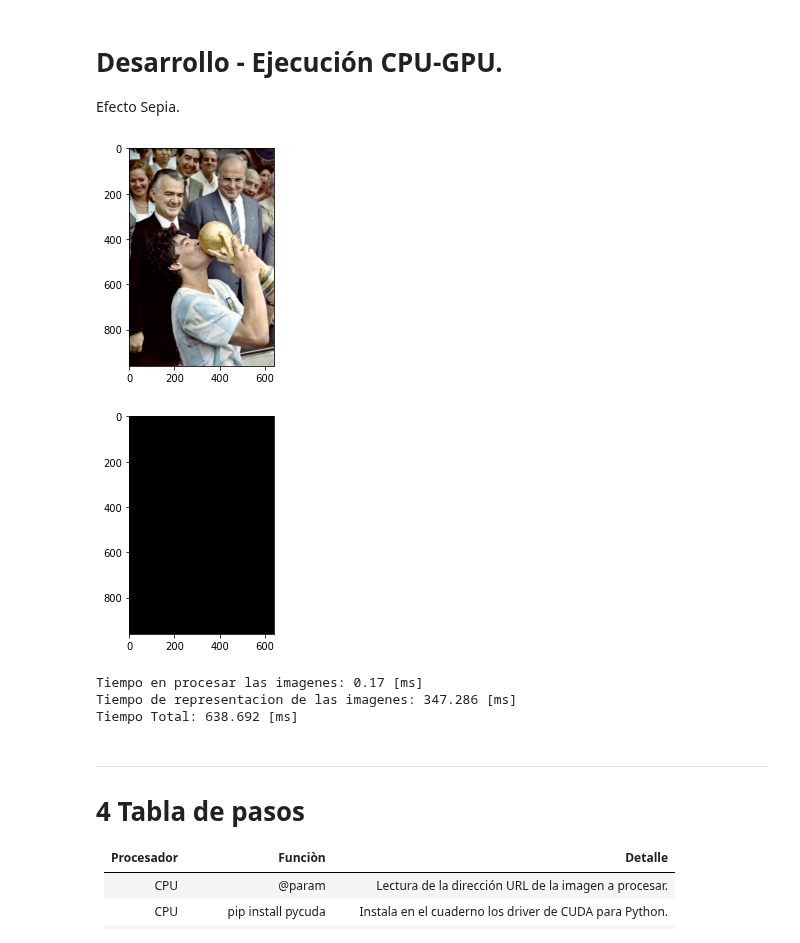
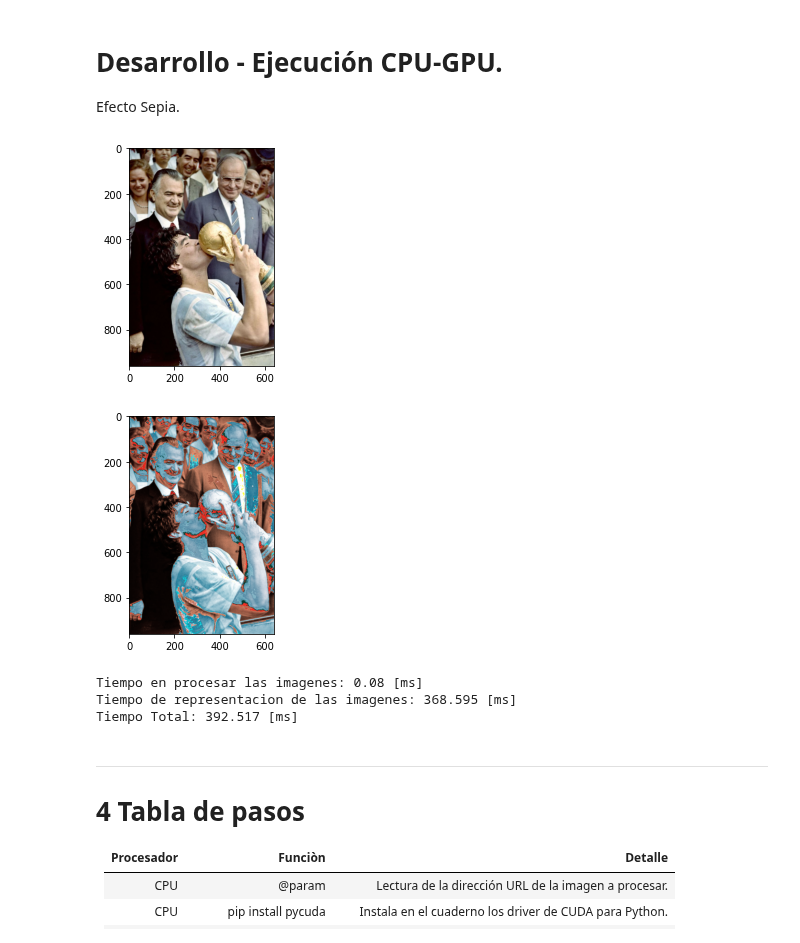
Before and after one commit to CelaPablo/SOA-EA2, a Jupyter notebook: HPC/Cela_Pablo_ejercicio_2_GPU_reentrega.ipynb, the cells around one changed output. Drawn from its saved outputs; the diff is of its cells as text; code cells hidden in the pictures.

```diff
--- a/HPC/Cela_Pablo_ejercicio_2_GPU_reentrega.ipynb
+++ b/HPC/Cela_Pablo_ejercicio_2_GPU_reentrega.ipynb
@@ -113,9 +113,9 @@ try:
       float nG = (0.349 * RI) + (0.686 * GI) + (0.168 * BI);
       float nB = (0.272 * RI) + (0.534 * GI) + (0.131 * BI);
 
-      if(nR > maximo) nR = 0;
-      if(nG > maximo) nG = 0;
-      if(nB > maximo) nB = 0;
+      if(nR > maximo) nR = maximo;
+      if(nG > maximo) nG = maximo;
+      if(nB > maximo) nB = maximo;
 
       img[index]   = (char) nR;
       img[index+1] = (char) nG;
@@ -143,37 +143,37 @@ try:
 
   # GPU - Copio el resultado desde la memoria GPU. -----------------------------
   cuda.memcpy_dtoh(result_cpu, img_gpu)
 
   # Muestro la imagen original. ------------------------------------------------
   plt.figure()
   plt.imshow(img_cpu)
   plt.show()
 
   # Muestro la imagen resultante. ----------------------------------------------
   plt.imshow(result_cpu)
   plt.show()
 
   tiempo_representacion = datetime.now() - tiempo_representacion
   tiempo_total = datetime.now() - tiempo_total
 
   print( "Tiempo en procesar las imagenes:", tiempo_en_ms(tiempo_img), "[ms]")
   print( "Tiempo de representacion de las imagenes:", tiempo_en_ms(tiempo_representacion), "[ms]")
   print( "Tiempo Total:", tiempo_en_ms(tiempo_total), "[ms]")
 
 except ValueError as valerr:
   print(valerr)
 except FileNotFoundError:
   print("No se pudo abrir la imagen: ", imagepath)
 except ModuleNotFoundError:
   print("Primero deben instalarse las dependencias - Armado del ambiente e instalaciónn de CUDA.")
 except:
   print("Houston we have a problem!")
 # %% [output]
 [figure]
-[figure, old version]
+[figure, new version]
-Tiempo en procesar las imagenes: 0.17 [ms]
-Tiempo de representacion de las imagenes: 347.286 [ms]
-Tiempo Total: 638.692 [ms]
+Tiempo en procesar las imagenes: 0.08 [ms]
+Tiempo de representacion de las imagenes: 368.595 [ms]
+Tiempo Total: 392.517 [ms]
 # %% [markdown]
 ---
 # 4 Tabla de pasos
```
